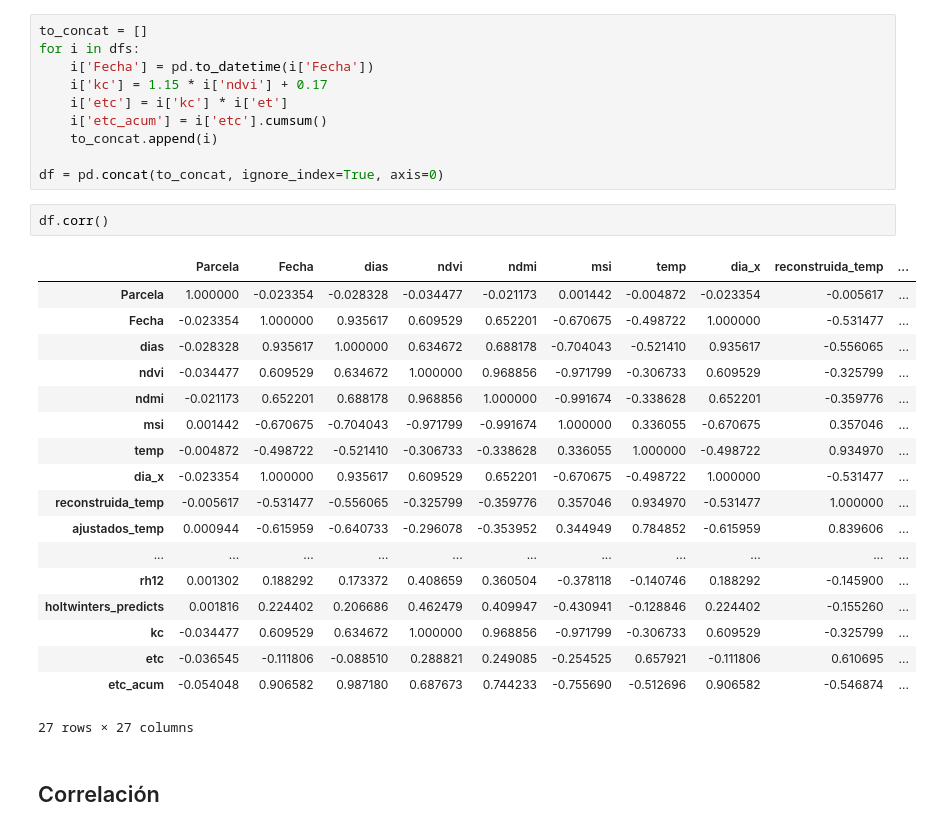
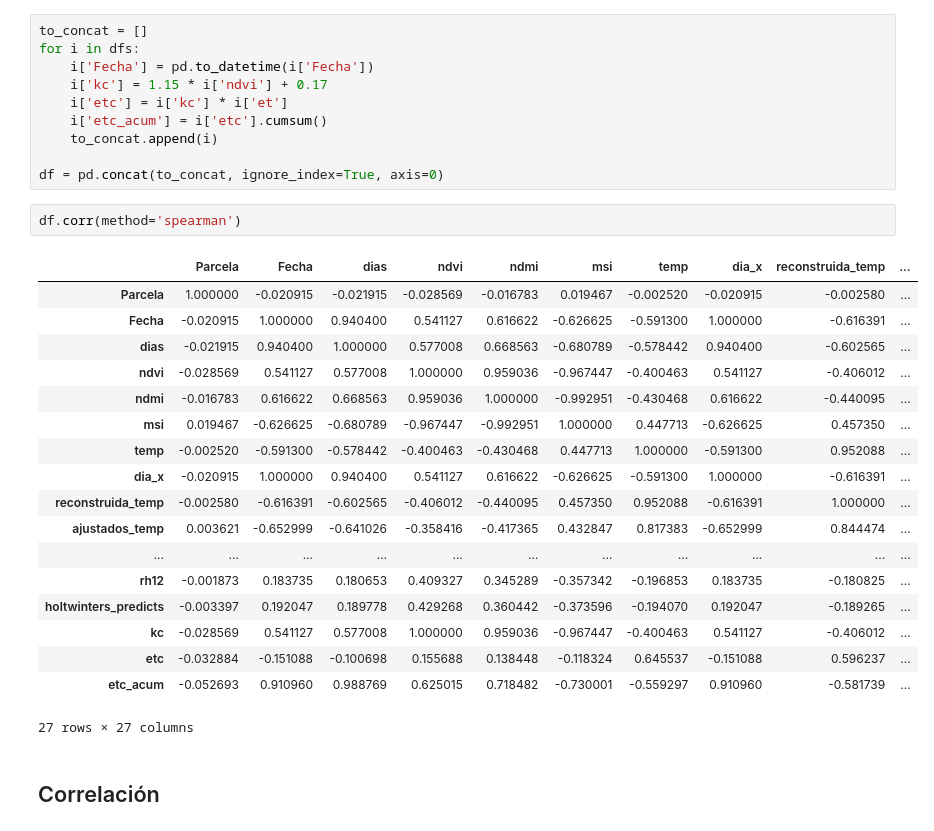
Before and after one commit to VivaldoGP/Tesis, a Jupyter notebook: data_analysis/notebooks/01_corr_data.ipynb, the cells around one changed output. Drawn from its saved outputs; the diff is of its cells as text.

```diff
--- a/data_analysis/notebooks/01_corr_data.ipynb
+++ b/data_analysis/notebooks/01_corr_data.ipynb
@@ -26,25 +26,25 @@ for i in dfs:
 
 df = pd.concat(to_concat, ignore_index=True, axis=0)
 # %%
-df.corr()
+df.corr(method='spearman')
 # %% [output]
 |  | Parcela | Fecha | dias | ndvi | ndmi | msi | temp | dia_x | reconstruida_temp | ... |
-| Parcela | 1.000000 | -0.023354 | -0.028328 | -0.034477 | -0.021173 | 0.001442 | -0.004872 | -0.023354 | -0.005617 | ... |
-| Fecha | -0.023354 | 1.000000 | 0.935617 | 0.609529 | 0.652201 | -0.670675 | -0.498722 | 1.000000 | -0.531477 | ... |
-| dias | -0.028328 | 0.935617 | 1.000000 | 0.634672 | 0.688178 | -0.704043 | -0.521410 | 0.935617 | -0.556065 | ... |
-| ndvi | -0.034477 | 0.609529 | 0.634672 | 1.000000 | 0.968856 | -0.971799 | -0.306733 | 0.609529 | -0.325799 | ... |
-| ndmi | -0.021173 | 0.652201 | 0.688178 | 0.968856 | 1.000000 | -0.991674 | -0.338628 | 0.652201 | -0.359776 | ... |
-| msi | 0.001442 | -0.670675 | -0.704043 | -0.971799 | -0.991674 | 1.000000 | 0.336055 | -0.670675 | 0.357046 | ... |
-| temp | -0.004872 | -0.498722 | -0.521410 | -0.306733 | -0.338628 | 0.336055 | 1.000000 | -0.498722 | 0.934970 | ... |
-| dia_x | -0.023354 | 1.000000 | 0.935617 | 0.609529 | 0.652201 | -0.670675 | -0.498722 | 1.000000 | -0.531477 | ... |
-| reconstruida_temp | -0.005617 | -0.531477 | -0.556065 | -0.325799 | -0.359776 | 0.357046 | 0.934970 | -0.531477 | 1.000000 | ... |
-| ajustados_temp | 0.000944 | -0.615959 | -0.640733 | -0.296078 | -0.353952 | 0.344949 | 0.784852 | -0.615959 | 0.839606 | ... |
+| Parcela | 1.000000 | -0.020915 | -0.021915 | -0.028569 | -0.016783 | 0.019467 | -0.002520 | -0.020915 | -0.002580 | ... |
+| Fecha | -0.020915 | 1.000000 | 0.940400 | 0.541127 | 0.616622 | -0.626625 | -0.591300 | 1.000000 | -0.616391 | ... |
+| dias | -0.021915 | 0.940400 | 1.000000 | 0.577008 | 0.668563 | -0.680789 | -0.578442 | 0.940400 | -0.602565 | ... |
+| ndvi | -0.028569 | 0.541127 | 0.577008 | 1.000000 | 0.959036 | -0.967447 | -0.400463 | 0.541127 | -0.406012 | ... |
+| ndmi | -0.016783 | 0.616622 | 0.668563 | 0.959036 | 1.000000 | -0.992951 | -0.430468 | 0.616622 | -0.440095 | ... |
+| msi | 0.019467 | -0.626625 | -0.680789 | -0.967447 | -0.992951 | 1.000000 | 0.447713 | -0.626625 | 0.457350 | ... |
+| temp | -0.002520 | -0.591300 | -0.578442 | -0.400463 | -0.430468 | 0.447713 | 1.000000 | -0.591300 | 0.952088 | ... |
+| dia_x | -0.020915 | 1.000000 | 0.940400 | 0.541127 | 0.616622 | -0.626625 | -0.591300 | 1.000000 | -0.616391 | ... |
+| reconstruida_temp | -0.002580 | -0.616391 | -0.602565 | -0.406012 | -0.440095 | 0.457350 | 0.952088 | -0.616391 | 1.000000 | ... |
+| ajustados_temp | 0.003621 | -0.652999 | -0.641026 | -0.358416 | -0.417365 | 0.432847 | 0.817383 | -0.652999 | 0.844474 | ... |
 | ... | ... | ... | ... | ... | ... | ... | ... | ... | ... | ... |
-| rh12 | 0.001302 | 0.188292 | 0.173372 | 0.408659 | 0.360504 | -0.378118 | -0.140746 | 0.188292 | -0.145900 | ... |
-| holtwinters_predicts | 0.001816 | 0.224402 | 0.206686 | 0.462479 | 0.409947 | -0.430941 | -0.128846 | 0.224402 | -0.155260 | ... |
-| kc | -0.034477 | 0.609529 | 0.634672 | 1.000000 | 0.968856 | -0.971799 | -0.306733 | 0.609529 | -0.325799 | ... |
-| etc | -0.036545 | -0.111806 | -0.088510 | 0.288821 | 0.249085 | -0.254525 | 0.657921 | -0.111806 | 0.610695 | ... |
-| etc_acum | -0.054048 | 0.906582 | 0.987180 | 0.687673 | 0.744233 | -0.755690 | -0.512696 | 0.906582 | -0.546874 | ... |
+| rh12 | -0.001873 | 0.183735 | 0.180653 | 0.409327 | 0.345289 | -0.357342 | -0.196853 | 0.183735 | -0.180825 | ... |
+| holtwinters_predicts | -0.003397 | 0.192047 | 0.189778 | 0.429268 | 0.360442 | -0.373596 | -0.194070 | 0.192047 | -0.189265 | ... |
+| kc | -0.028569 | 0.541127 | 0.577008 | 1.000000 | 0.959036 | -0.967447 | -0.400463 | 0.541127 | -0.406012 | ... |
+| etc | -0.032884 | -0.151088 | -0.100698 | 0.155688 | 0.138448 | -0.118324 | 0.645537 | -0.151088 | 0.596237 | ... |
+| etc_acum | -0.052693 | 0.910960 | 0.988769 | 0.625015 | 0.718482 | -0.730001 | -0.559297 | 0.910960 | -0.581739 | ... |
 27 rows × 27 columns
 # %% [markdown]
 ## Correlación
```
Also changed, not shown: parts of 1 cell of this notebook, 1 other file.
